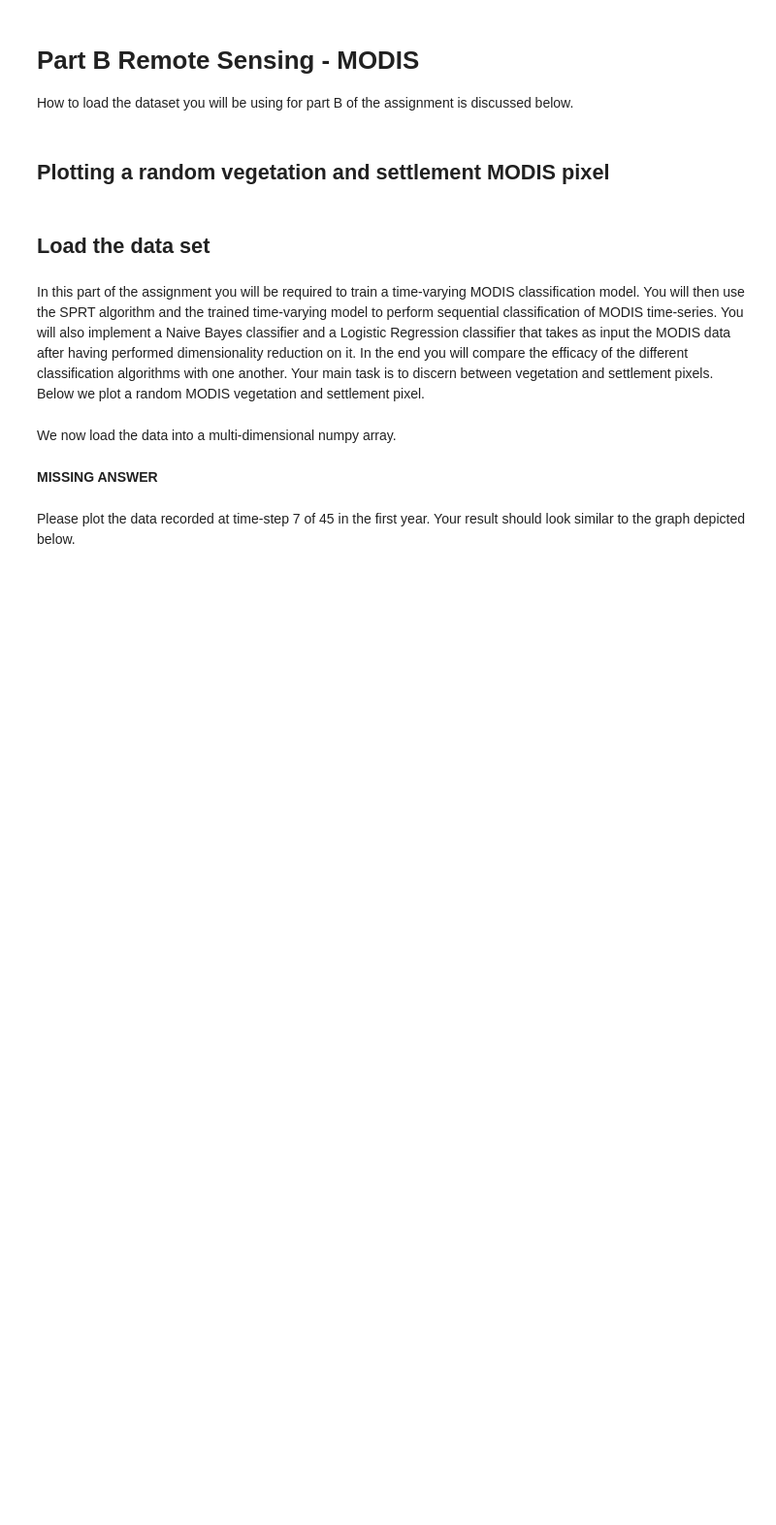
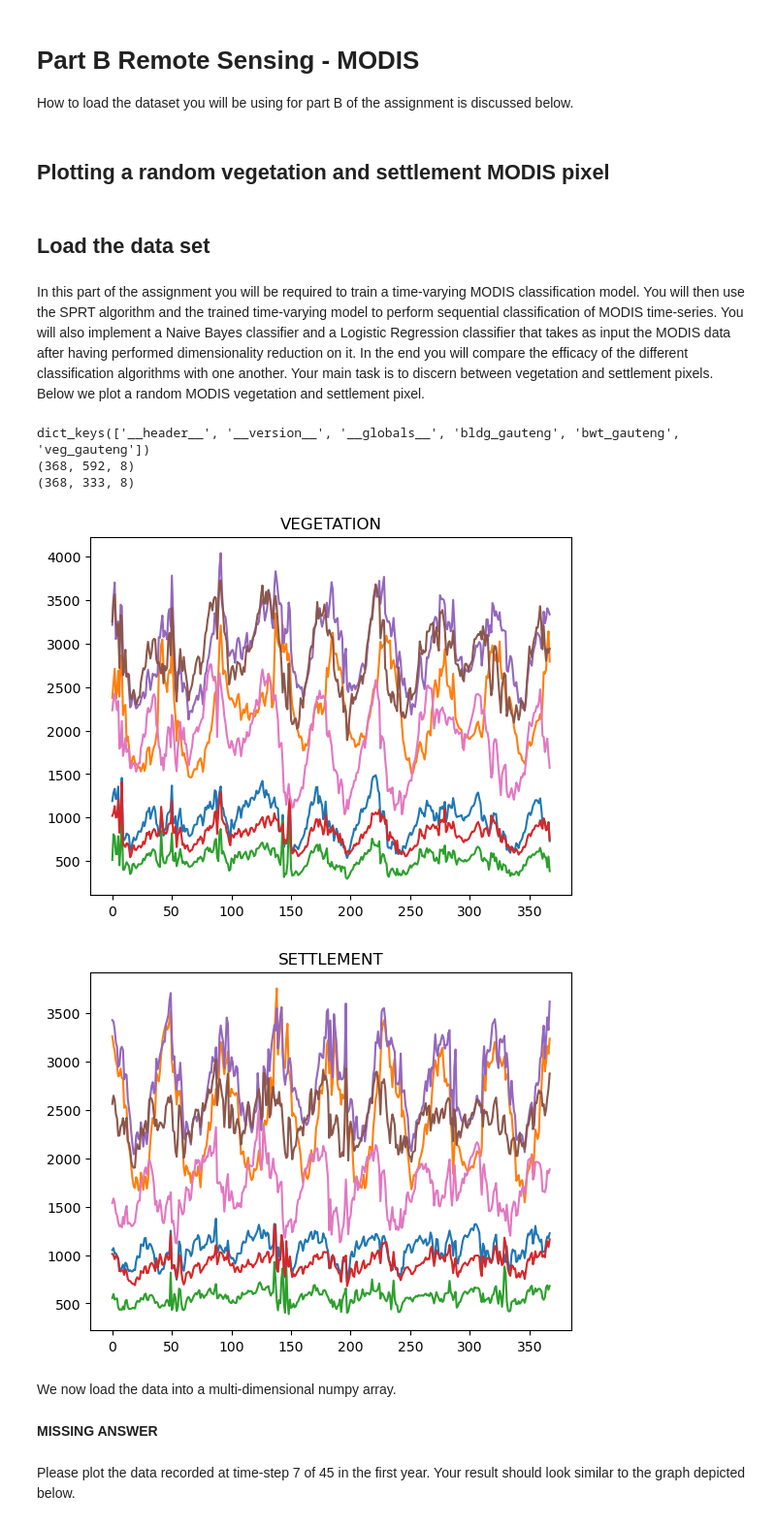
Before and after one commit to DirkWilkeHoffmann/SpaceScienceAssignment1, a Jupyter notebook: Part A and B - Notebook/Assignment 1 - Part A and B.ipynb, the cells around one changed output. Shown at 97% size. Drawn from its saved outputs; the diff is of its cells as text; code cells hidden in the pictures; blank space fills up the shorter version.

```diff
--- a/Part A and B - Notebook/Assignment 1 - Part A and B.ipynb
+++ b/Part A and B - Notebook/Assignment 1 - Part A and B.ipynb
@@ -82,7 +88,13 @@ def plot_mat(name=""):
 # %% [markdown]
 In this part of the assignment you will be required to train a time-varying MODIS classification model. You will then use the SPRT algorithm and the trained time-varying model to perform sequential classification of MODIS time-series. You will also implement a Naive Bayes classifier and a Logistic Regression classifier that takes as input the MODIS data after having performed dimensionality reduction on it. In the end you will compare the efficacy of the different classification algorithms with one another. Your main task is to discern between vegetation and settlement pixels. Below we plot a random MODIS vegetation and settlement pixel.
 # %%
-plot_mat(name="Gauteng_nochange.mat")
+plot_mat(name="../Data/Gauteng_nochange.mat")
+# %% [output]
+dict_keys(['__header__', '__version__', '__globals__', 'bldg_gauteng', 'bwt_gauteng', 'veg_gauteng'])
+(368, 592, 8)
+(368, 333, 8)
+[figure, added]
+[figure, added]
 # %% [markdown]
 We now load the data into a multi-dimensional numpy array.
 # %%
```
Also changed, not shown: parts of 7 cells of this notebook.
